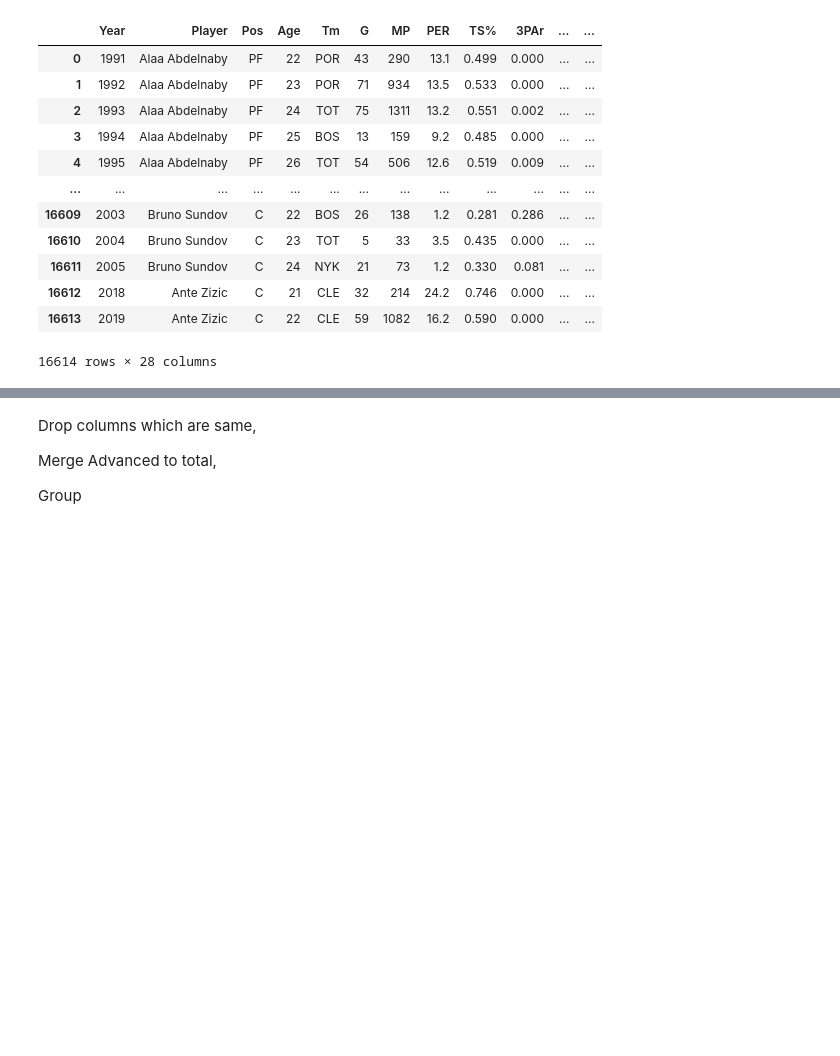
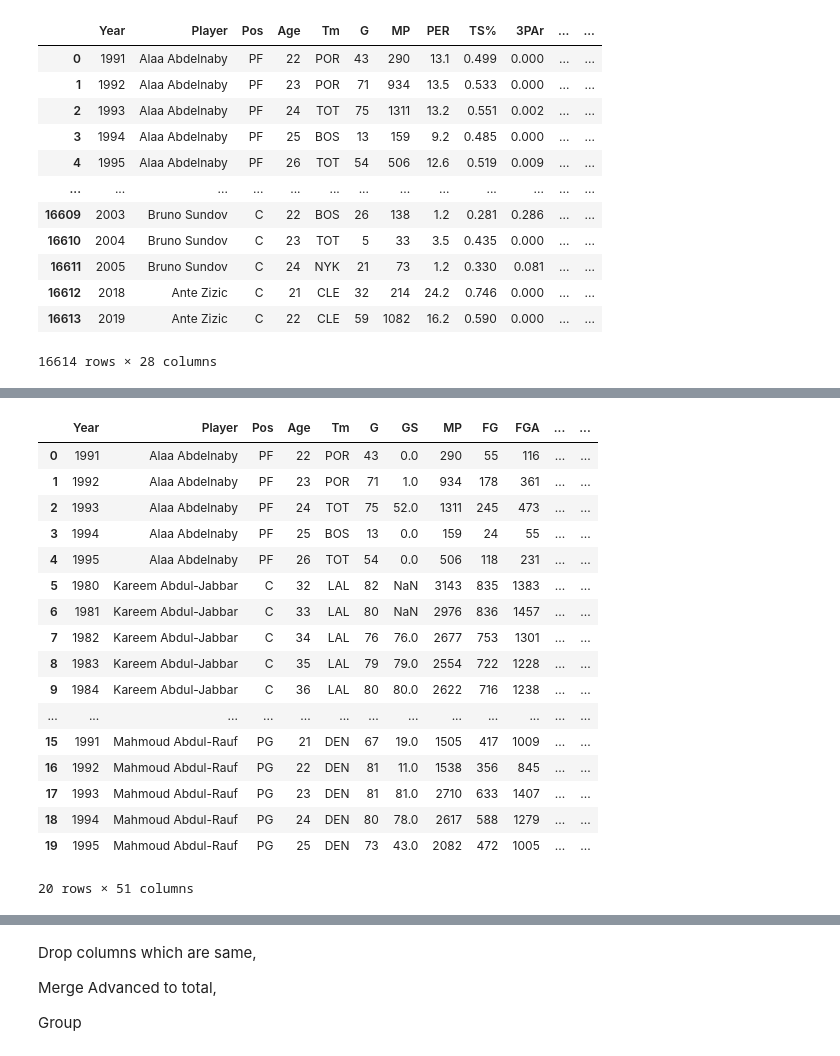
Before and after one commit to Pasindu19970808/NBAData, a Jupyter notebook: V2/NBA_DataWrangling.ipynb, the cells around one changed output, grey strips where cells are left out. Saved outputs shown, nothing was run; the diff lists cells and outputs as text; code cells hidden in the pictures; blank space fills up the shorter version.

```diff
--- a/V2/NBA_DataWrangling.ipynb
+++ b/V2/NBA_DataWrangling.ipynb
@@ -183,0 +232,23 @@ Advanced_df
+# %%
+#merging TOtals_df and Advanced_df
+Complete_df = pd.merge(Totals_df,Advanced_df, how = 'inner',on=['Year','Player','Age','Tm','Season'])
+Complete_df.head(20)
+# %% [output]
+|  | Year | Player | Pos | Age | Tm | G | GS | MP | FG | FGA | ... | ... |
+| 0 | 1991 | Alaa Abdelnaby | PF | 22 | POR | 43 | 0.0 | 290 | 55 | 116 | ... | ... |
+| 1 | 1992 | Alaa Abdelnaby | PF | 23 | POR | 71 | 1.0 | 934 | 178 | 361 | ... | ... |
+| 2 | 1993 | Alaa Abdelnaby | PF | 24 | TOT | 75 | 52.0 | 1311 | 245 | 473 | ... | ... |
+| 3 | 1994 | Alaa Abdelnaby | PF | 25 | BOS | 13 | 0.0 | 159 | 24 | 55 | ... | ... |
+| 4 | 1995 | Alaa Abdelnaby | PF | 26 | TOT | 54 | 0.0 | 506 | 118 | 231 | ... | ... |
+| 5 | 1980 | Kareem Abdul-Jabbar | C | 32 | LAL | 82 | NaN | 3143 | 835 | 1383 | ... | ... |
+| 6 | 1981 | Kareem Abdul-Jabbar | C | 33 | LAL | 80 | NaN | 2976 | 836 | 1457 | ... | ... |
+| 7 | 1982 | Kareem Abdul-Jabbar | C | 34 | LAL | 76 | 76.0 | 2677 | 753 | 1301 | ... | ... |
+| 8 | 1983 | Kareem Abdul-Jabbar | C | 35 | LAL | 79 | 79.0 | 2554 | 722 | 1228 | ... | ... |
+| 9 | 1984 | Kareem Abdul-Jabbar | C | 36 | LAL | 80 | 80.0 | 2622 | 716 | 1238 | ... | ... |
+| ... | ... | ... | ... | ... | ... | ... | ... | ... | ... | ... | ... | ... |
+| 15 | 1991 | Mahmoud Abdul-Rauf | PG | 21 | DEN | 67 | 19.0 | 1505 | 417 | 1009 | ... | ... |
+| 16 | 1992 | Mahmoud Abdul-Rauf | PG | 22 | DEN | 81 | 11.0 | 1538 | 356 | 845 | ... | ... |
+| 17 | 1993 | Mahmoud Abdul-Rauf | PG | 23 | DEN | 81 | 81.0 | 2710 | 633 | 1407 | ... | ... |
+| 18 | 1994 | Mahmoud Abdul-Rauf | PG | 24 | DEN | 80 | 78.0 | 2617 | 588 | 1279 | ... | ... |
+| 19 | 1995 | Mahmoud Abdul-Rauf | PG | 25 | DEN | 73 | 43.0 | 2082 | 472 | 1005 | ... | ... |
+20 rows × 51 columns
```
Also changed, not shown: parts of 30 cells of this notebook, 1 other file.
